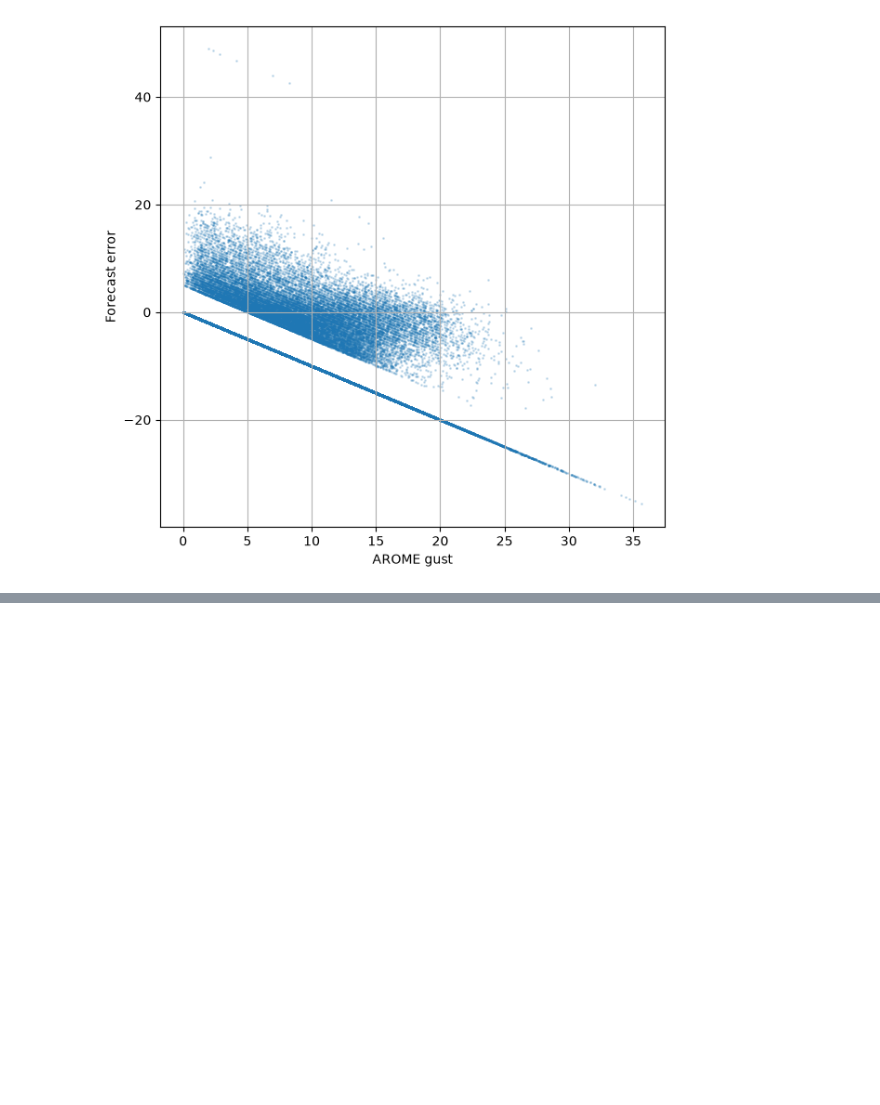
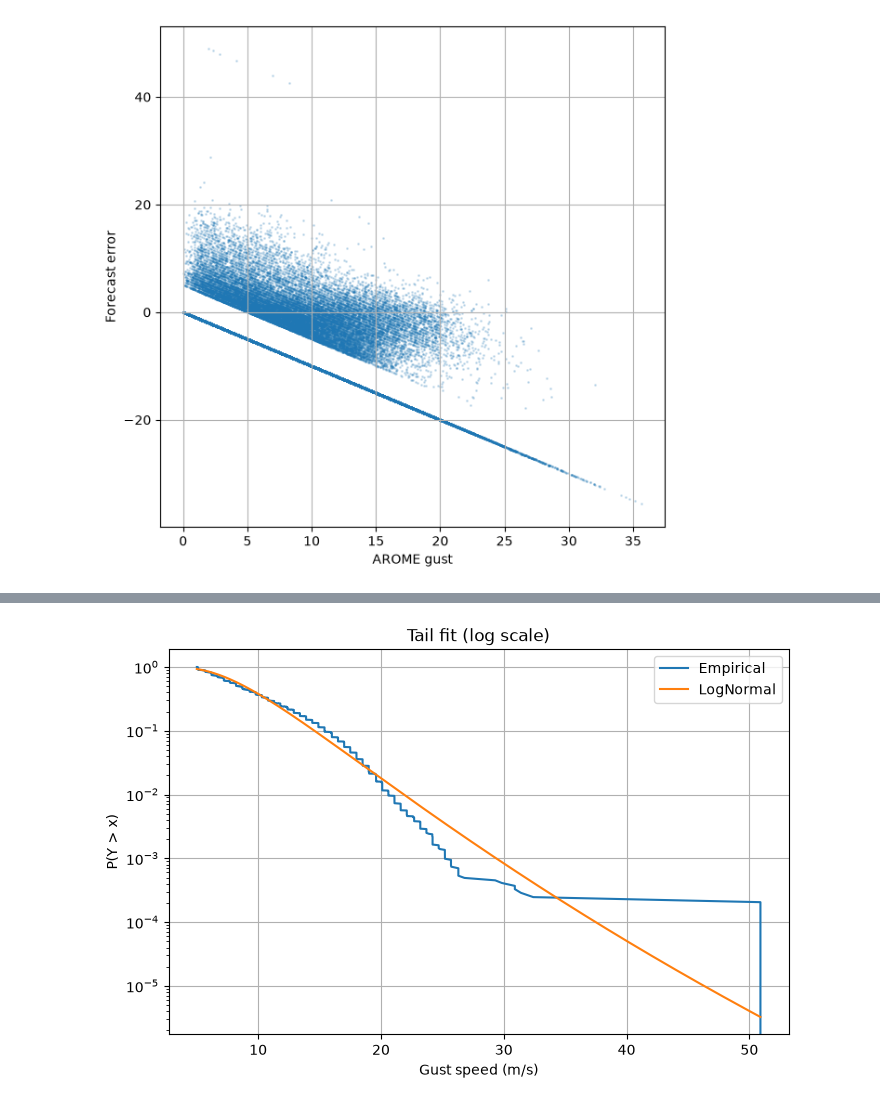
Before and after one commit to Marouanelmzr/meteorological-time-series-forecasting, a Jupyter notebook: notebooks/04_baseline_study.ipynb, the cells around one changed output, grey strips where cells are left out. Saved outputs shown, nothing was run; the diff lists cells and outputs as text; code cells hidden in the pictures; blank space fills up the shorter version.

```diff
--- a/notebooks/04_baseline_study.ipynb
+++ b/notebooks/04_baseline_study.ipynb
@@ -893,0 +1065,26 @@ plt.grid(True)
+# %%
+import numpy as np
+import matplotlib.pyplot as plt
+
+x = np.sort(gust)
+survival = 1 - np.arange(1, len(x)+1) / len(x)
+
+plt.figure(figsize=(8,5))
+
+plt.semilogy(x, survival, label="Empirical")
+
+xx = np.linspace(x.min(), x.max(), 500)
+plt.semilogy(
+    xx,
+    1 - fits["LogNormal"].cdf(xx),
+    label="LogNormal"
+)
+
+plt.xlabel("Gust speed (m/s)")
+plt.ylabel("P(Y > x)")
+plt.title("Tail fit (log scale)")
+plt.grid(True)
+plt.legend()
+plt.show()
+# %% [output]
+[figure, added]
```
Also changed, not shown: parts of 1 cell of this notebook, 32 other files.
